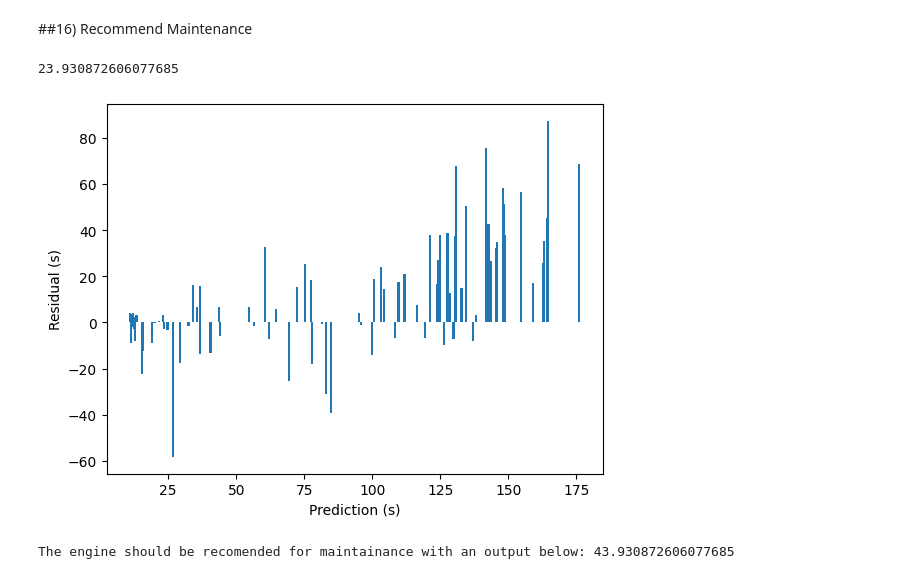
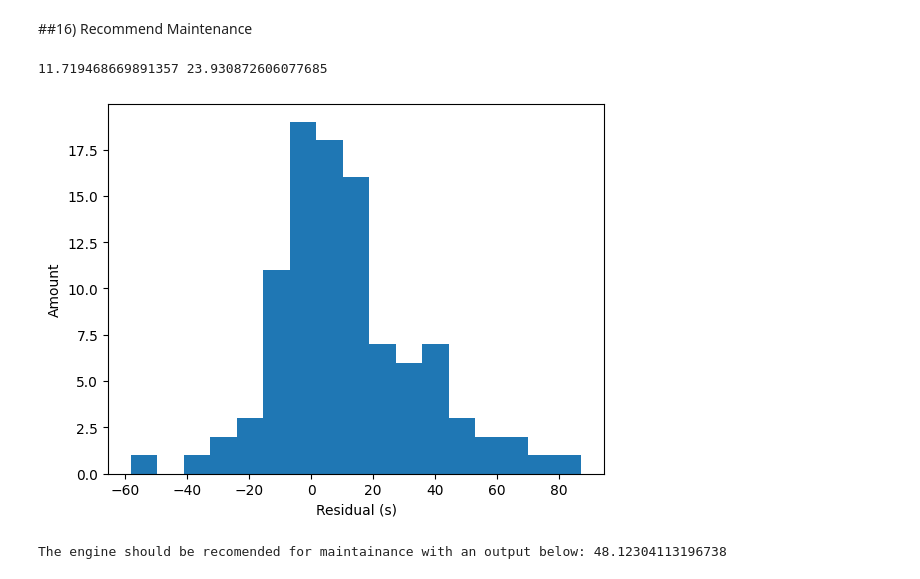
Before and after one commit to Abbta/adlfpae, a Jupyter notebook: Exercise_8_3_RNN_engine_lifetime.ipynb, the cells around one changed output. Cells and saved outputs as stored; diff of their text form; code cells hidden in the pictures.

```diff
--- a/Exercise_8_3_RNN_engine_lifetime.ipynb
+++ b/Exercise_8_3_RNN_engine_lifetime.ipynb
@@ -582,19 +582,24 @@ print(mse)
 ##16) Recommend Maintenance
 # %%
 #Plotting the residuals in a histogram and determine the standard diviation
-plt.bar(test_predictions, test_predictions-label_test_array)
-plt.xlabel("Prediction (s)")
-plt.ylabel("Residual (s)")
+plt.hist(test_predictions-label_test_array, bins=17)
+plt.xlabel("Residual (s)")
+plt.ylabel("Amount")
 
 std=np.std(test_predictions-label_test_array)
-print(std)
+mean=np.mean(test_predictions-label_test_array)
+print(mean, std)
 # %% [output]
-23.930872606077685
+11.719468669891357 23.930872606077685
-[figure, old version]
+[figure, new version]
 # %%
 #answer to question 10:
+#Moment match the distribution of residuals, i.e. assume they distribute as a gaussian
+#95% of a gaussian is less than ~1.6449 standard deviations
 
-output_for_maint = 20+std
+#(Think: higher positive value of mean is good, higher std is bad)
+output_for_maint = 20-mean+1.6649*std
+
 print(f'The engine should be recomended for maintainance with an output below: {output_for_maint}')
 # %% [output]
-The engine should be recomended for maintainance with an output below: 43.930872606077685
+The engine should be recomended for maintainance with an output below: 48.12304113196738
```
